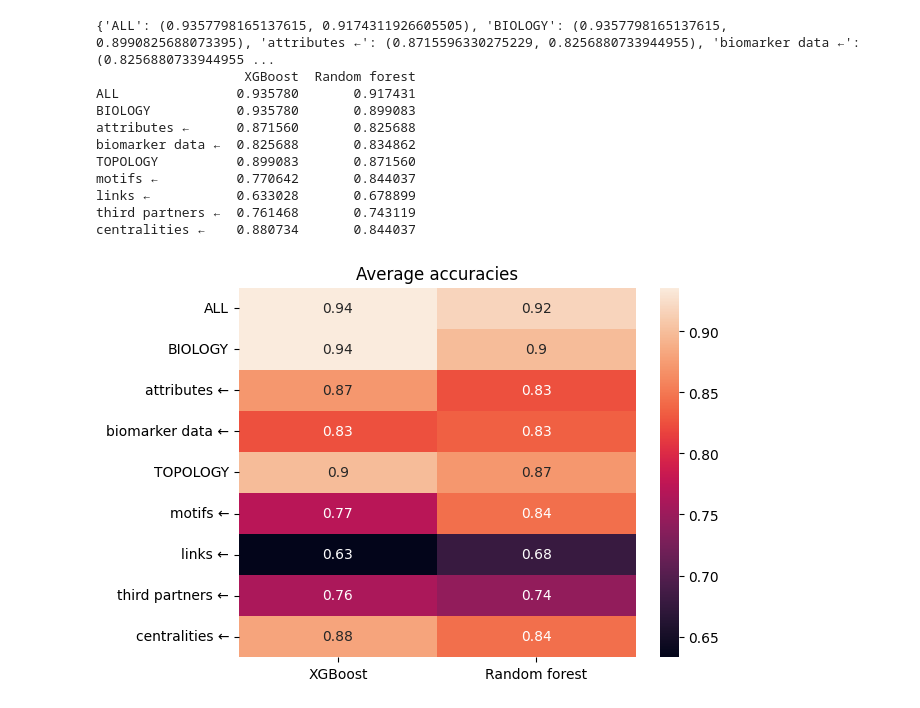
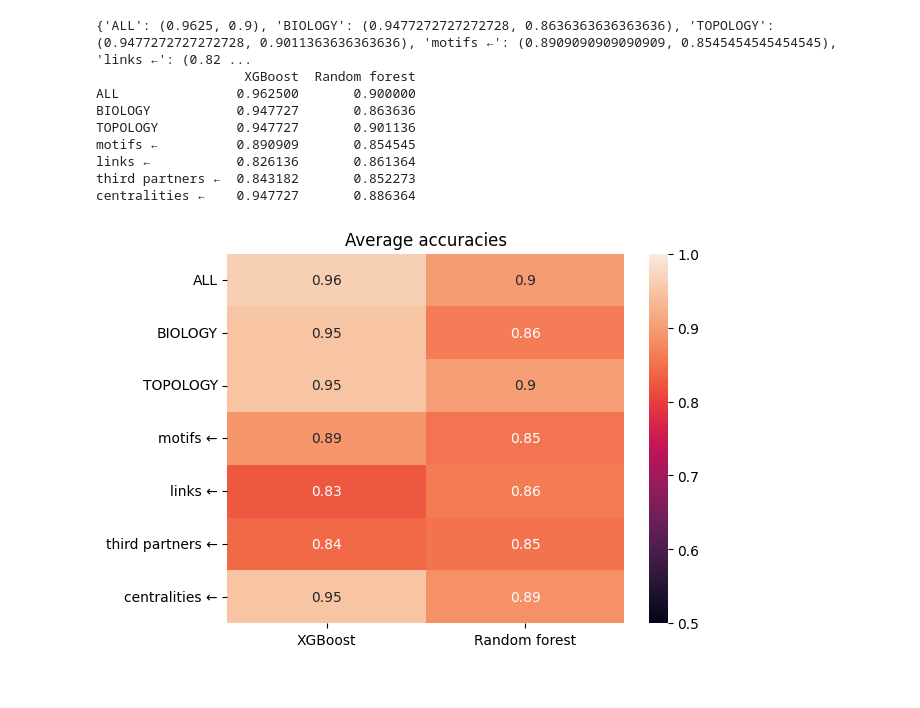
Before and after one commit to klari98/MarkerPredict, a Jupyter notebook: separating_factors.ipynb, the cells around one changed output. Saved outputs shown, nothing was run; the diff lists cells and outputs as text; code cells hidden in the pictures.

```diff
--- a/separating_factors.ipynb
+++ b/separating_factors.ipynb
@@ -13,5 +13,7 @@ from sklearn.metrics import accuracy_score
 import xgboost as xgb_package
 # %%
 #reading files
-training = pd.read_csv("training.csv", sep= ";", encoding='cp1252')
+all_pairs = pd.read_csv("all_pairs.csv", sep= ";")
+all_pairs = all_pairs.dropna(how='all')              # drops fully empty rows
+all_pairs = all_pairs.dropna(axis=1, how='all')      # drops fully empty columns
 # %%
@@ -32,0 +24,3 @@ training
+# %%
+# Defining positive control
+training_pos =all_pairs[all_pairs['neighbour biomarker for target?'] == 1]
@@ -33,3 +38,5 @@ training
+# %%
+training = pd.concat([training_pos, training_neg], ignore_index=True)
 # %%
 #titles list
 titles = list(training.head())
@@ -80,34 +83,34 @@ only_centralities = to_drop + IDP_in_nw + IDP_bio + target_in_nw + target_bio +
 # %%
-#classifiers
+#classifiers - hyperparameters optimalised
 xgb = xgb_package.XGBClassifier(n_estimators=1000,
                                 random_state=42,
-                                subsample= 0.5,
-                                scale_pos_weight= 0.75,
-                                reg_lambda= 0.25,
+                                subsample= 0.75,
+                                scale_pos_weight= 0.25,
+                                reg_lambda= 0,
                                 reg_alpha= 0.5,
-                                min_child_weight= 0.75,
+                                min_child_weight= 0.5,
                                 max_leaves= 11,
                                 max_depth= 7,
-                                max_delta_step= 0,
-                                max_bin= 38,
+                                max_delta_step= 1,
+                                max_bin= 32,
                                 learning_rate= 1,
                                 importance_type= 'cover',
                                 grow_policy= 'lossguide',
-                                gamma= 0,
+                                gamma= 0.5,
                                 criterion= 'log_loss',
-                                booster= 'dart')
+                                booster= 'gbtree')
 rfc = RandomForestClassifier(n_estimators=1000,
                              random_state= 42,
-                             warm_start= False,
+                             warm_start= False, #disabled, otherwise gives error with multiple training sets
                              oob_score= False,
                              n_jobs= 31,
-                             min_weight_fraction_leaf= 0,
+                             min_weight_fraction_leaf= 0.1,
                              min_samples_split= 4,
-                             min_samples_leaf= 3,
-                             max_samples= 61,
-                             max_leaf_nodes= 27,
-                             max_features= None,
-                             max_depth= 5,
+                             min_samples_leaf= 5,
+                             max_samples= 71,
+                             max_leaf_nodes= 29,
+                             max_features= 'sqrt',
+                             max_depth= 3,
                              criterion= 'log_loss',
                              class_weight= 'balanced',
                              ccp_alpha= 0)
@@ -652,27 +559,24 @@ Average accuracy:
 # %%
 acc_dict = {'ALL': basic_averages,
             'BIOLOGY': bio_averages,
-            'attributes ←': attr_averages, 'biomarker data ←': marker_averages,
             'TOPOLOGY': topo_averages,
             'motifs ←': motif_averages, 'links ←': link_averages,
             'third partners ←': third_averages, 'centralities ←': centra_averages}
 print(acc_dict)
 accuracies = pd.DataFrame(acc_dict)
 accuracies = accuracies.transpose()
 accuracies = accuracies.set_axis(["XGBoost", "Random forest"], axis=1)
 plt.title("Average accuracies")
-sns.heatmap(accuracies, annot=True)
+sns.heatmap(accuracies, annot=True, vmin=0.5, vmax=1)
 print(accuracies)
 # %% [output]
-{'ALL': (0.9357798165137615, 0.9174311926605505), 'BIOLOGY': (0.9357798165137615, 0.8990825688073395), 'attributes ←': (0.8715596330275229, 0.8256880733944955), 'biomarker data ←': (0.8256880733944955 ...
+{'ALL': (0.9625, 0.9), 'BIOLOGY': (0.9477272727272728, 0.8636363636363636), 'TOPOLOGY': (0.9477272727272728, 0.9011363636363636), 'motifs ←': (0.8909090909090909, 0.8545454545454545), 'links ←': (0.82 ...
                    XGBoost  Random forest
-ALL               0.935780       0.917431
-BIOLOGY           0.935780       0.899083
-attributes ←      0.871560       0.825688
-biomarker data ←  0.825688       0.834862
-TOPOLOGY          0.899083       0.871560
-motifs ←          0.770642       0.844037
-links ←           0.633028       0.678899
-third partners ←  0.761468       0.743119
-centralities ←    0.880734       0.844037
+ALL               0.962500       0.900000
+BIOLOGY           0.947727       0.863636
+TOPOLOGY          0.947727       0.901136
+motifs ←          0.890909       0.854545
+links ←           0.826136       0.861364
+third partners ←  0.843182       0.852273
+centralities ←    0.947727       0.886364
-[figure, old version]
+[figure, new version]
```
Also changed, not shown: parts of 14 cells of this notebook, 14 other files.
